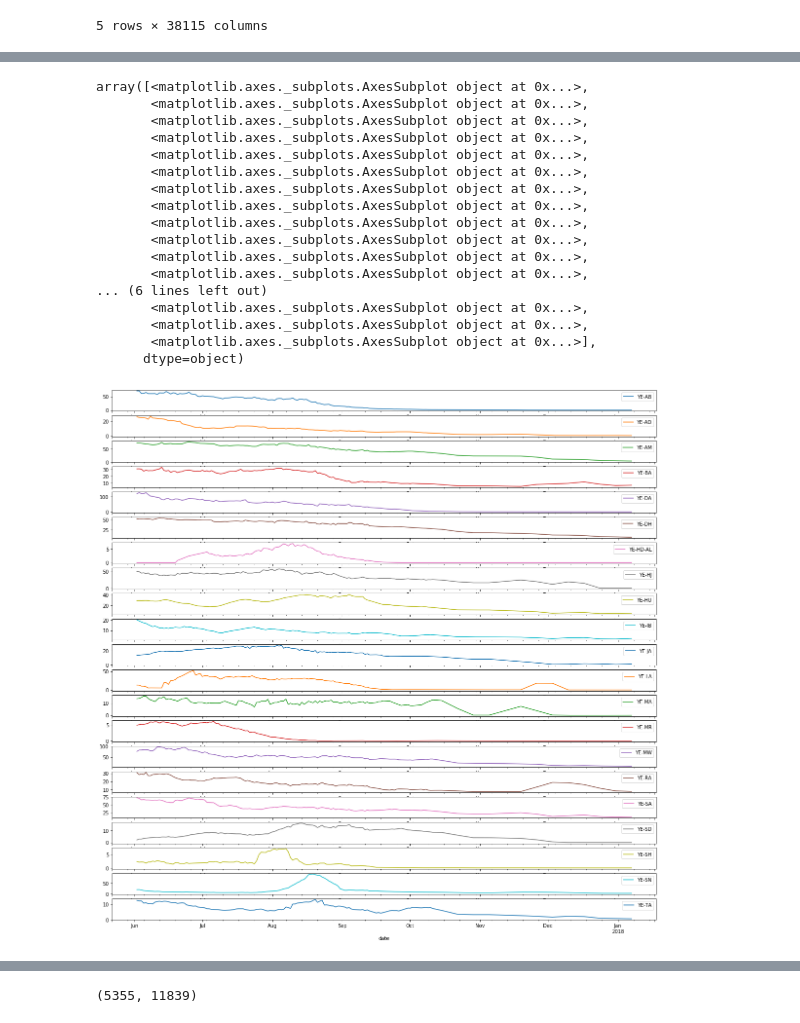
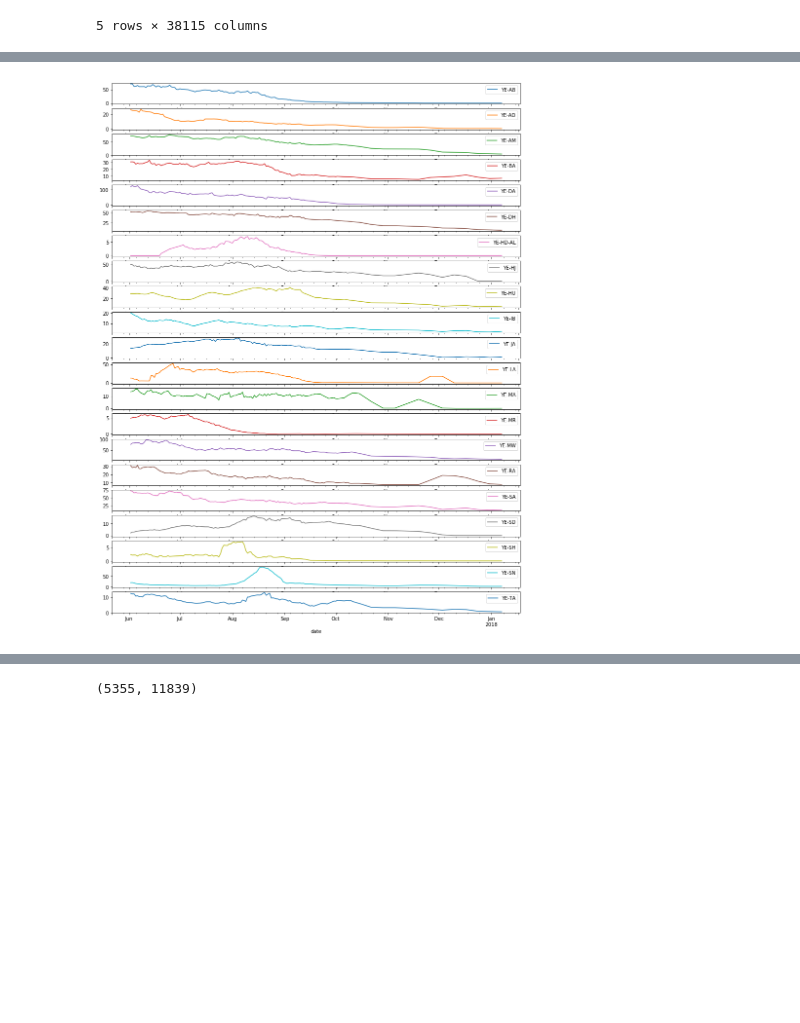
Before and after one commit to rohilbadkundri/CALM, a Jupyter notebook: exhaustive_feature_selection.ipynb, the cells around one changed output, grey strips where cells are left out. Cells and saved outputs as stored; diff of their text form; code cells hidden in the pictures; blank space fills up the shorter version.

```diff
--- a/exhaustive_feature_selection.ipynb
+++ b/exhaustive_feature_selection.ipynb
@@ -100,27 +100,11 @@ full_data_2_4 = y2_4.dropna().merge(full_features, how = 'left', on = ['gov_iso'
 full_data_4_6 = y4_6.dropna().merge(full_features, how = 'left', on = ['gov_iso', 'date']).sort_values('date')
 full_data_6_8 = y6_8.dropna().merge(full_features, how = 'left', on = ['gov_iso', 'date']).sort_values('date')
 # %%
-fig, ax = plt.subplots(figsize=(20,20))
+fig, ax = plt.subplots(figsize=(15,20))
 y4_6.sort_values('date').dropna().pivot_table(index = 'date', columns = 'gov_iso', values='week_4_to_6_cases', aggfunc = 'sum').plot(subplots=True, ax =ax)
+fig.savefig('/Users/Rohil/Documents/iGEM/yemen/cholera_epi_plots/4_to_6_week_cases.png')
 # %% [output]
-array([<matplotlib.axes._subplots.AxesSubplot object at 0x...>,
-       <matplotlib.axes._subplots.AxesSubplot object at 0x...>,
-       <matplotlib.axes._subplots.AxesSubplot object at 0x...>,
-       <matplotlib.axes._subplots.AxesSubplot object at 0x...>,
-       <matplotlib.axes._subplots.AxesSubplot object at 0x...>,
-       <matplotlib.axes._subplots.AxesSubplot object at 0x...>,
-       <matplotlib.axes._subplots.AxesSubplot object at 0x...>,
-       <matplotlib.axes._subplots.AxesSubplot object at 0x...>,
-       <matplotlib.axes._subplots.AxesSubplot object at 0x...>,
-       <matplotlib.axes._subplots.AxesSubplot object at 0x...>,
-       <matplotlib.axes._subplots.AxesSubplot object at 0x...>,
-       <matplotlib.axes._subplots.AxesSubplot object at 0x...>,
-... (6 lines left out)
-       <matplotlib.axes._subplots.AxesSubplot object at 0x...>,
-       <matplotlib.axes._subplots.AxesSubplot object at 0x...>,
-       <matplotlib.axes._subplots.AxesSubplot object at 0x...>],
-      dtype=object)
-[figure, old version]
+[figure, new version]
 # %%
 full_data_4_6
 # %% [output]
```
Also changed, not shown: parts of 2 cells of this notebook, 2 other files.
